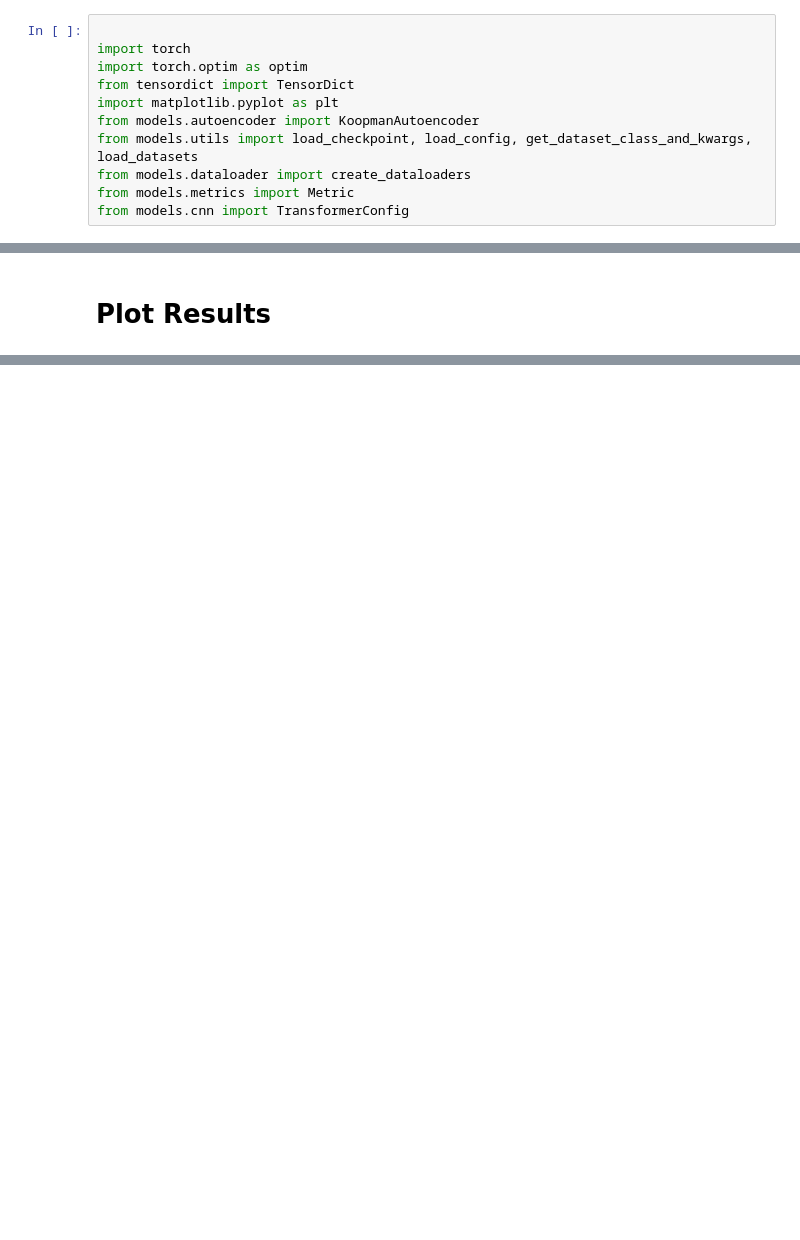
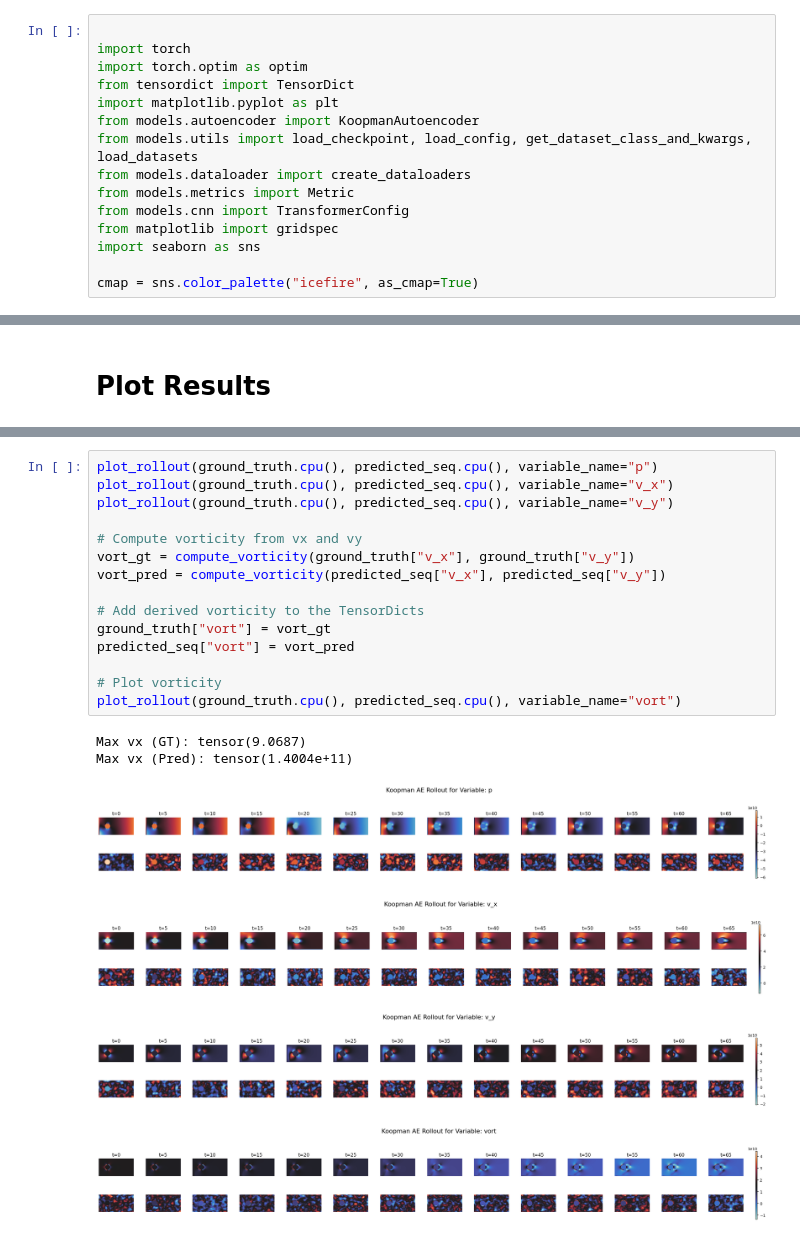
Before and after one commit to rg625/ocean_forecasting, a Jupyter notebook: koopman_autoencoder/test.ipynb, the cells around one changed output, grey strips where cells are left out. Saved outputs shown, nothing was run; the diff lists cells and outputs as text; blank space fills up the shorter version.

```diff
--- a/koopman_autoencoder/test.ipynb
+++ b/koopman_autoencoder/test.ipynb
@@ -11,6 +11,10 @@ from models.utils import load_checkpoint, load_config, get_dataset_class_and_kwa
 from models.dataloader import create_dataloaders
 from models.metrics import Metric
 from models.cnn import TransformerConfig
+from matplotlib import gridspec
+import seaborn as sns
+
+cmap = sns.color_palette("icefire", as_cmap=True)
 # %% [markdown]
 # Configuration
 # %%
@@ -191,0 +212,22 @@ Long Rollout SSIM Metric: 0.0120
+# %%
+plot_rollout(ground_truth.cpu(), predicted_seq.cpu(), variable_name="p")
+plot_rollout(ground_truth.cpu(), predicted_seq.cpu(), variable_name="v_x")
+plot_rollout(ground_truth.cpu(), predicted_seq.cpu(), variable_name="v_y")
+
+# Compute vorticity from vx and vy
+vort_gt = compute_vorticity(ground_truth["v_x"], ground_truth["v_y"])
+vort_pred = compute_vorticity(predicted_seq["v_x"], predicted_seq["v_y"])
+
+# Add derived vorticity to the TensorDicts
+ground_truth["vort"] = vort_gt
+predicted_seq["vort"] = vort_pred
+
+# Plot vorticity
+plot_rollout(ground_truth.cpu(), predicted_seq.cpu(), variable_name="vort")
+# %% [output]
+Max vx (GT): tensor(9.0687)
+Max vx (Pred): tensor(1.4004e+11)
+[figure, added]
+[figure, added]
+[figure, added]
+[figure, added]
```
Also changed, not shown: parts of 7 cells of this notebook, 4 other files.
